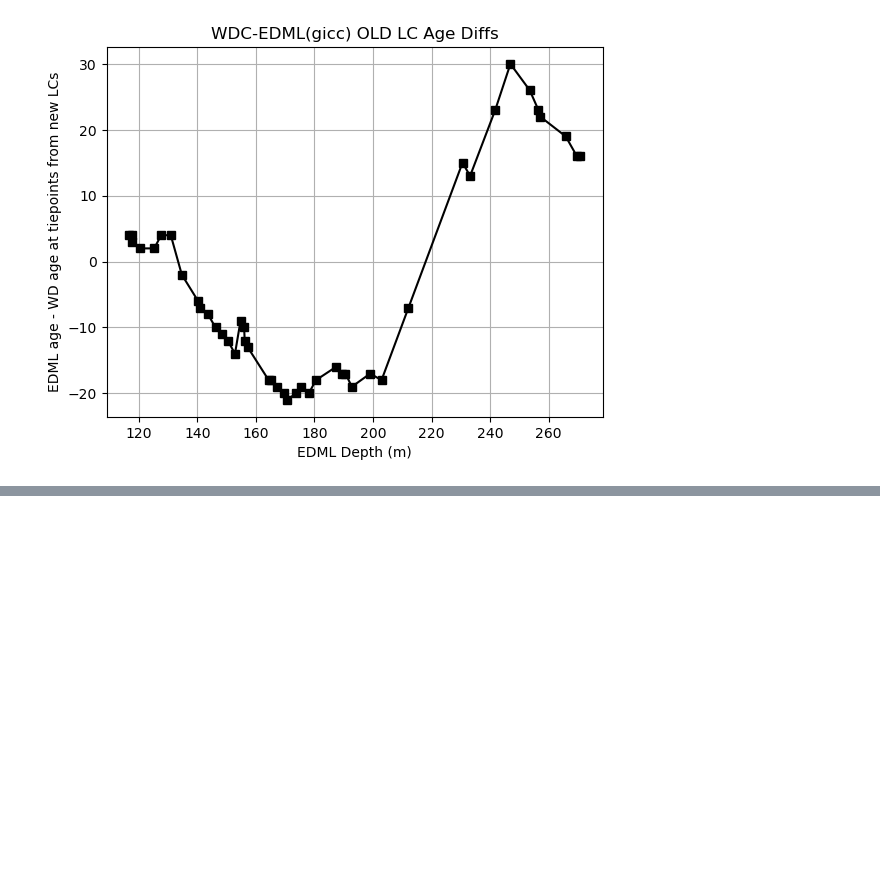
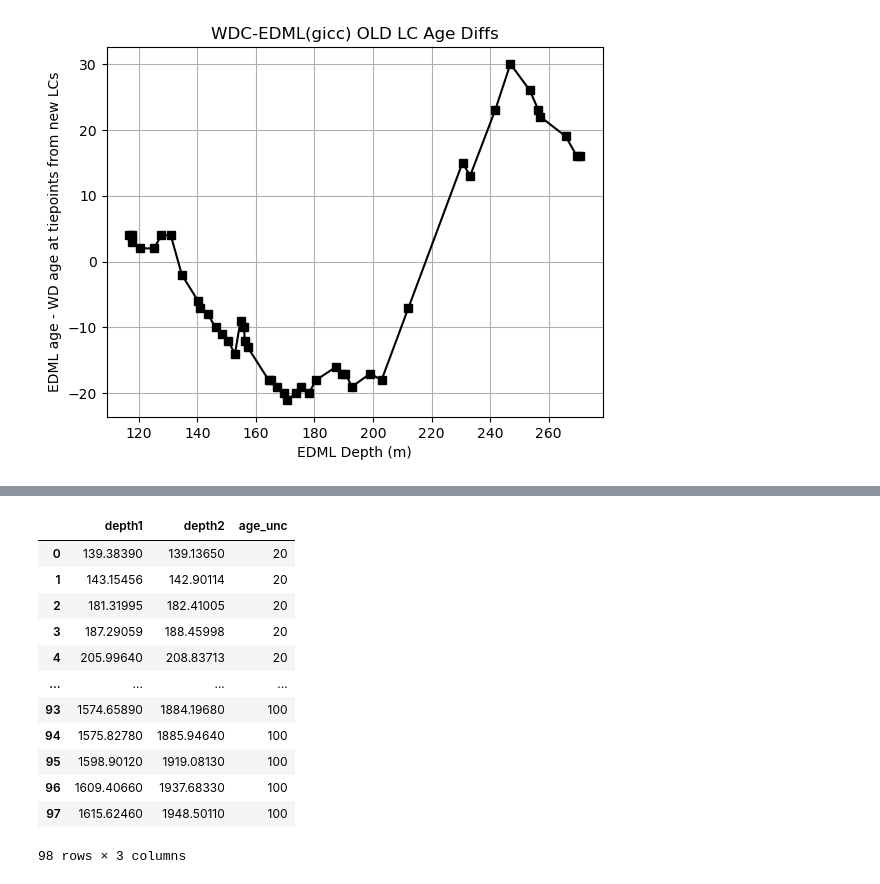
Before and after one commit to qmackay/BICC, a Jupyter notebook: Holcene Revision Work/Misc Python Code/EDML-WDC comparison plot.ipynb, the cells around one changed output, grey strips where cells are left out. Drawn from its saved outputs; the diff is of its cells as text; code cells hidden in the pictures; blank space fills up the shorter version.

```diff
--- a/Holcene Revision Work/Misc Python Code/EDML-WDC comparison plot.ipynb
+++ b/Holcene Revision Work/Misc Python Code/EDML-WDC comparison plot.ipynb
@@ -118,0 +114,16 @@ plt.show()
+# %%
+grip_wdc_ties
+# %% [output]
+|  | depth1 | depth2 | age_unc |
+| 0 | 139.38390 | 139.13650 | 20 |
+| 1 | 143.15456 | 142.90114 | 20 |
+| 2 | 181.31995 | 182.41005 | 20 |
+| 3 | 187.29059 | 188.45998 | 20 |
+| 4 | 205.99640 | 208.83713 | 20 |
+| ... | ... | ... | ... |
+| 93 | 1574.65890 | 1884.19680 | 100 |
+| 94 | 1575.82780 | 1885.94640 | 100 |
+| 95 | 1598.90120 | 1919.08130 | 100 |
+| 96 | 1609.40660 | 1937.68330 | 100 |
+| 97 | 1615.62460 | 1948.50110 | 100 |
+98 rows × 3 columns
```
Also changed, not shown: parts of 5 cells of this notebook, 14 other files.
